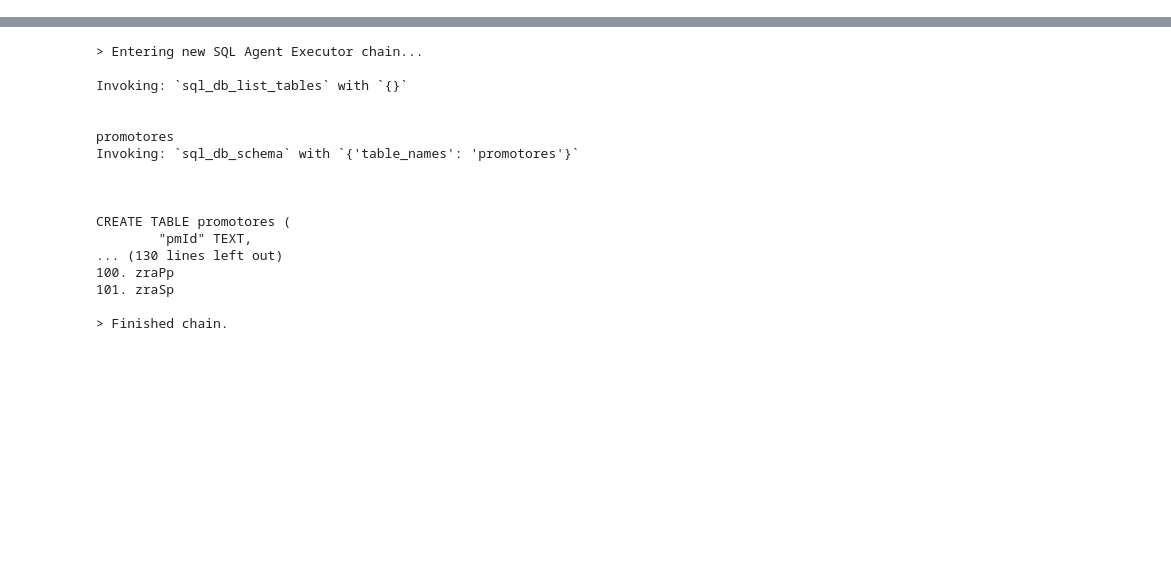
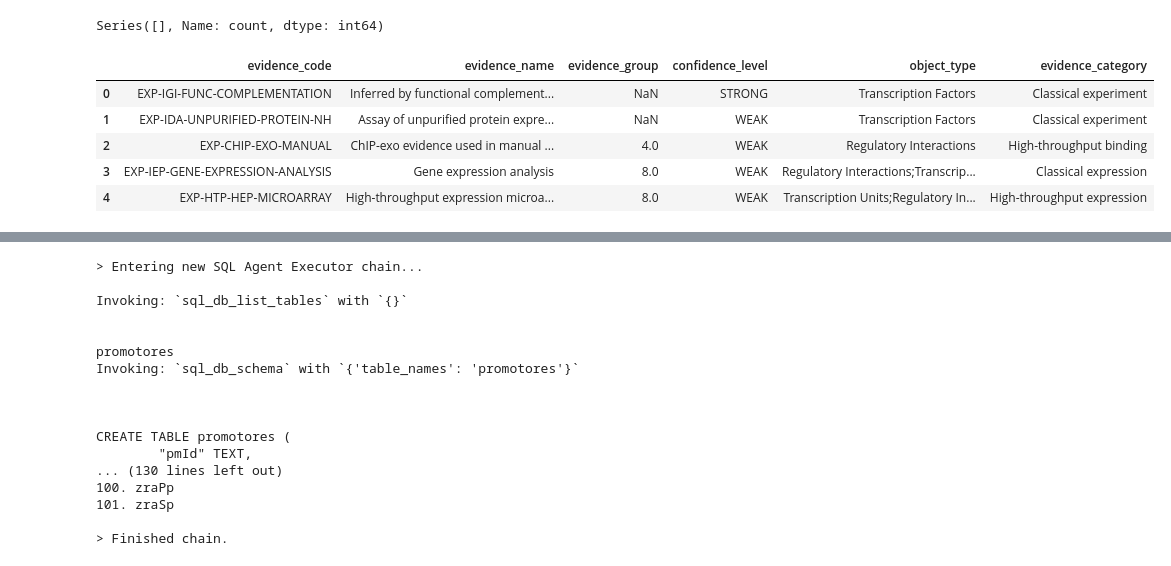
Before and after one commit to LeonelValencia/curso-langchain-qa-documents, a Jupyter notebook: notebooks/agente_sql.ipynb, the cells around one changed output, grey strips where cells are left out. Saved outputs shown, nothing was run; the diff lists cells and outputs as text; code cells hidden in the pictures; blank space fills up the shorter version.

```diff
--- a/notebooks/agente_sql.ipynb
+++ b/notebooks/agente_sql.ipynb
@@ -16,0 +33,4 @@ print(df_tu.columns.tolist())
+# %%
+df_tu["pmids"].value_counts()
+# %% [output]
+Series([], Name: count, dtype: int64)
@@ -16,0 +39,10 @@ print(df_tu.columns.tolist())
+# %%
+df_evidence = pd.read_csv("../data/EvidenceSet.tsv", sep="\t")
+df_evidence.head()
+# %% [output]
+|  | evidence_code | evidence_name | evidence_group | confidence_level | object_type | evidence_category |
+| 0 | EXP-IGI-FUNC-COMPLEMENTATION | Inferred by functional complement... | NaN | STRONG | Transcription Factors | Classical experiment |
+| 1 | EXP-IDA-UNPURIFIED-PROTEIN-NH | Assay of unpurified protein expre... | NaN | WEAK | Transcription Factors | Classical experiment |
+| 2 | EXP-CHIP-EXO-MANUAL | ChIP-exo evidence used in manual ... | 4.0 | WEAK | Regulatory Interactions | High-throughput binding |
+| 3 | EXP-IEP-GENE-EXPRESSION-ANALYSIS | Gene expression analysis | 8.0 | WEAK | Regulatory Interactions;Transcrip... | Classical expression |
+| 4 | EXP-HTP-HEP-MICROARRAY | High-throughput expression microa... | 8.0 | WEAK | Transcription Units;Regulatory In... | High-throughput expression |
```
Also changed, not shown: parts of 28 cells of this notebook, 7 other files.
